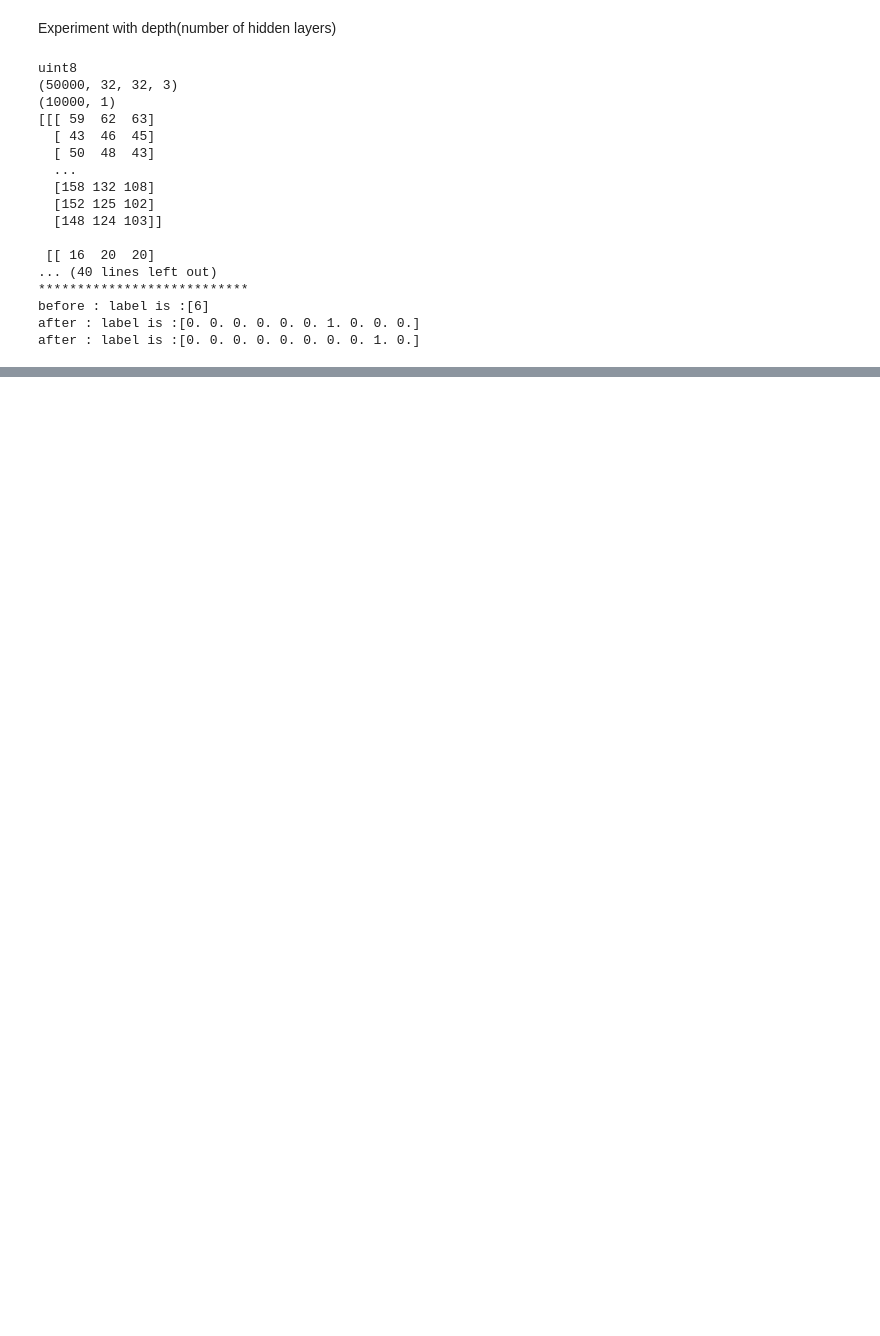
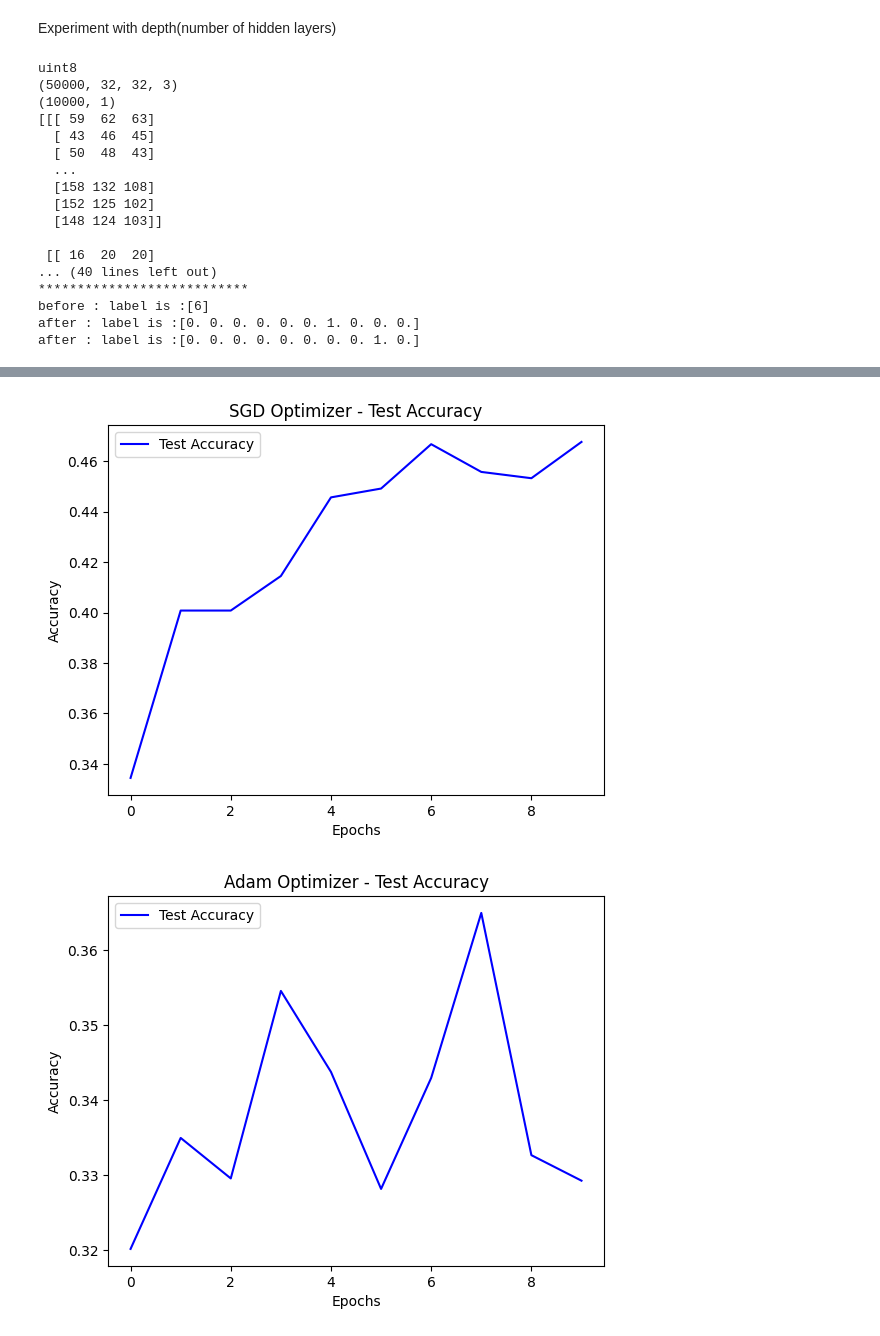
Before and after one commit to Trisa18/Deep_learning, a Jupyter notebook: cifar10_mlp_keras.ipynb, the cells around one changed output, grey strips where cells are left out. Saved outputs shown, nothing was run; the diff lists cells and outputs as text; code cells hidden in the pictures; blank space fills up the shorter version.

```diff
--- a/cifar10_mlp_keras.ipynb
+++ b/cifar10_mlp_keras.ipynb
@@ -310,0 +401,27 @@ plt.show()
+# %%
+# SGD test accuracy graph
+plt.plot(result_SGD.history['val_accuracy'], label='Test Accuracy', color='blue')
+plt.title('SGD Optimizer - Test Accuracy')
+plt.xlabel('Epochs')
+plt.ylabel('Accuracy')
+plt.legend()
+plt.show()
+
+# Adam test accuracy graph
+plt.plot(result_adam.history['val_accuracy'], label='Test Accuracy', color='blue')
+plt.title('Adam Optimizer - Test Accuracy')
+plt.xlabel('Epochs')
+plt.ylabel('Accuracy')
+plt.legend()
+plt.show()
+
+# RMSprop test accuracy graph
+plt.plot(result_RMSprop.history['val_accuracy'], label='Test Accuracy', color='blue')
+plt.title('RMSprop Optimizer - Test Accuracy')
+plt.xlabel('Epochs')
+plt.ylabel('Accuracy')
+plt.legend()
+plt.show()
+# %% [output]
+[figure, added]
+[figure, added]
```
Also changed, not shown: parts of 19 cells of this notebook.
